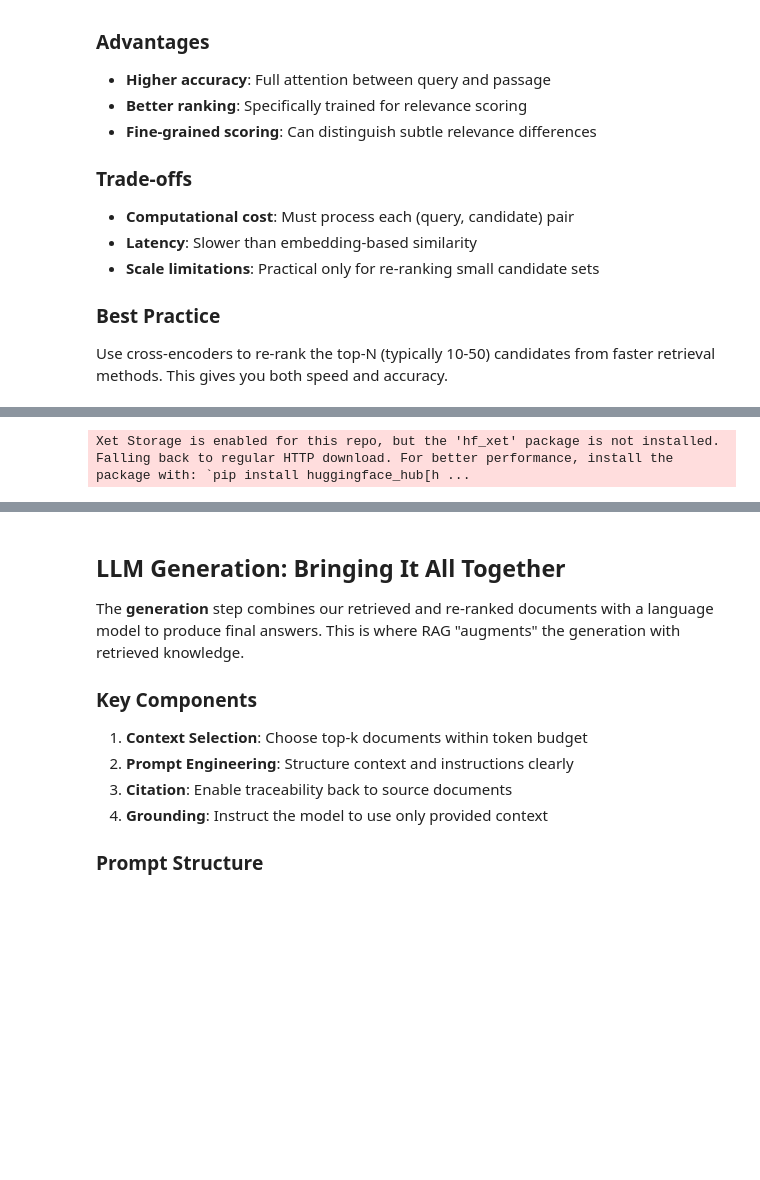
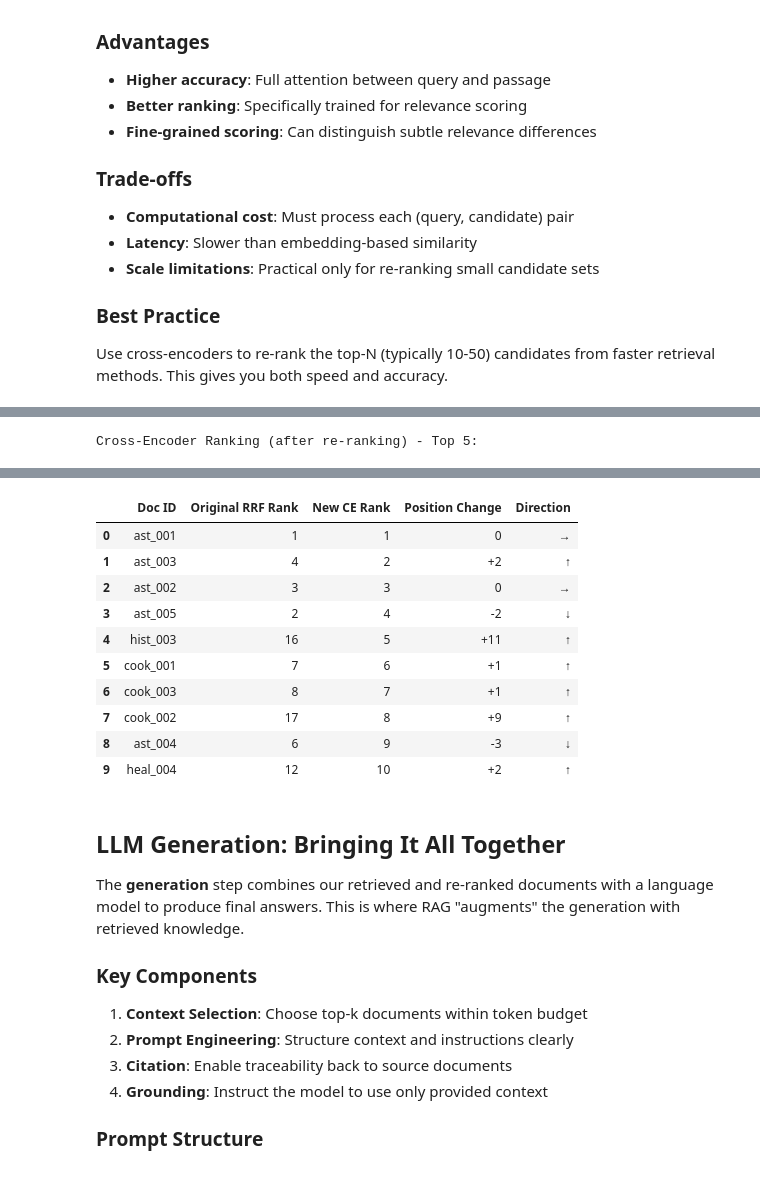
Before and after one commit to gabe4coding/notebooks, a Jupyter notebook: notebooks/rag/from-zero-to-rag/notebook.ipynb, the cells around one changed output, grey strips where cells are left out. Cells and saved outputs as stored; diff of their text form; code cells hidden in the pictures; blank space fills up the shorter version.

```diff
--- a/notebooks/rag/from-zero-to-rag/notebook.ipynb
+++ b/notebooks/rag/from-zero-to-rag/notebook.ipynb
@@ -1392,19 +1489,33 @@ reranked_results = rerank_with_cross_encoder(
 
 # Display comparison: RRF order vs Cross-encoder order
 print(f"\n📈 Comparison: RRF vs Cross-Encoder ranking")
-print("\nRRF Ranking (before re-ranking):")
-print("Rank\tDoc ID\tTitle\t\t\t\tRRF Score")
-print("-" * 70)
+
+print("\nRRF Ranking (before re-ranking) - Top 5:")
+rrf_display_data = []
 for i, candidate in enumerate(candidates_for_reranking[:5], 1):
-    title_short = candidate['title'][:35] + '...' if len(candidate['title']) > 35 else candidate['title']
-    print(f"{i}\t{candidate['doc_id']}\t{title_short:<38}\t{candidate['rrf_score']:.4f}")
+    rrf_display_data.append({
+        'Rank': i,
+        'Doc ID': candidate['doc_id'],
+        'Title': candidate['title'][:40] + '...' if len(candidate['title']) > 40 else candidate['title'],
+        'RRF Score': round(candidate['rrf_score'], 4)
+    })
 
-print(f"\nCross-Encoder Ranking (after re-ranking):")
-print("Rank\tDoc ID\tTitle\t\t\t\tCE Score")
-print("-" * 70)
+rrf_comparison_df = pd.DataFrame(rrf_display_data)
+display(rrf_comparison_df)
+
+print("\nCross-Encoder Ranking (after re-ranking) - Top 5:")
+ce_display_data = []
 for i, result in enumerate(reranked_results[:5], 1):
-    title_short = result['title'][:35] + '...' if len(result['title']) > 35 else result['title']
-    print(f"{i}\t{result['doc_id']}\t{title_short:<38}\t{result['cross_encoder_score']:.4f}")
+    ce_display_data.append({
+        'Rank': i,
+        'Doc ID': result['doc_id'],
+        'Title': result['title'][:40] + '...' if len(result['title']) > 40 else result['title'],
+        'CE Score': round(result['cross_encoder_score'], 4),
+        'RRF Score': round(result['rrf_score'], 4)
+    })
+
+ce_comparison_df = pd.DataFrame(ce_display_data)
+display(ce_comparison_df)
 
 # Show detailed results with snippets
 print(f"\n📋 Top 5 results with snippets:")
@@ -1419,21 +1530,25 @@ for i, result in enumerate(reranked_results[:5], 1):
 
 # Analyze ranking changes
 print(f"\n🔄 Ranking changes analysis:")
-rrf_order = {cand['doc_id']: i for i, cand in enumerate(candidates_for_reranking)}
-ce_order = {result['doc_id']: i for i, result in enumerate(reranked_results)}
+rank_changes = []
+for i, reranked_doc in enumerate(reranked_results[:10], 1):
+    # Find original RRF position
+    original_rank = None
+    for j, original_doc in enumerate(candidates_for_reranking, 1):
+        if original_doc['doc_id'] == reranked_doc['doc_id']:
+            original_rank = j
+            break
 
-rank_changes = []
-for doc_id in ce_order.keys():
-    if doc_id in rrf_order:
-        change = rrf_order[doc_id] - ce_order[doc_id]  # Positive = moved up
-        rank_changes.append((doc_id, change))
+    change = original_rank - i if original_rank else "New"
+    rank_changes.append({
+        'Doc ID': reranked_doc['doc_id'],
+        'Original RRF Rank': original_rank,
+        'New CE Rank': i,
+        'Position Change': f"+{change}" if isinstance(change, int) and change > 0 else str(change),
+        'Direction': '↑' if isinstance(change, int) and change > 0 else ('↓' if isinstance(change, int) and change < 0 else '→')
+    })
 
-# Show biggest ranking changes
-rank_changes.sort(key=lambda x: abs(x[1]), reverse=True)
-print("Biggest ranking changes:")
-for doc_id, change in rank_changes[:5]:
-    doc_title = next(r['title'] for r in reranked_results if r['doc_id'] == doc_id)
-    direction = "↑" if change > 0 else "↓" if change < 0 else "="
-    print(f"  [{doc_id}] {direction} {abs(change)} positions: {doc_title[:50]}...")
+rank_changes_df = pd.DataFrame(rank_changes)
+display(rank_changes_df)
 # %% [output]
 🤖 Loading cross-encoder: cross-encoder/ms-marco-MiniLM-L-6-v2
@@ -1440 +1572 @@ for doc_id, change in rank_changes[:5]:
-Xet Storage is enabled for this repo, but the 'hf_xet' package is not installed. Falling back to regular HTTP download. For better performance, install the package with: `pip install huggingface_hub[h ...
+Cross-Encoder Ranking (after re-ranking) - Top 5:
@@ -1458,3 +1596,14 @@ Rank    Doc ID  Title                           RRF Score
+|  | Doc ID | Original RRF Rank | New CE Rank | Position Change | Direction |
+| 0 | ast_001 | 1 | 1 | 0 | → |
+| 1 | ast_003 | 4 | 2 | +2 | ↑ |
+| 2 | ast_002 | 3 | 3 | 0 | → |
+| 3 | ast_005 | 2 | 4 | -2 | ↓ |
+| 4 | hist_003 | 16 | 5 | +11 | ↑ |
+| 5 | cook_001 | 7 | 6 | +1 | ↑ |
+| 6 | cook_003 | 8 | 7 | +1 | ↑ |
+| 7 | cook_002 | 17 | 8 | +9 | ↑ |
+| 8 | ast_004 | 6 | 9 | -3 | ↓ |
+| 9 | heal_004 | 12 | 10 | +2 | ↑ |
 # %% [markdown]
 ## LLM Generation: Bringing It All Together
 
```
Also changed, not shown: parts of 23 cells of this notebook, 2 other files.
